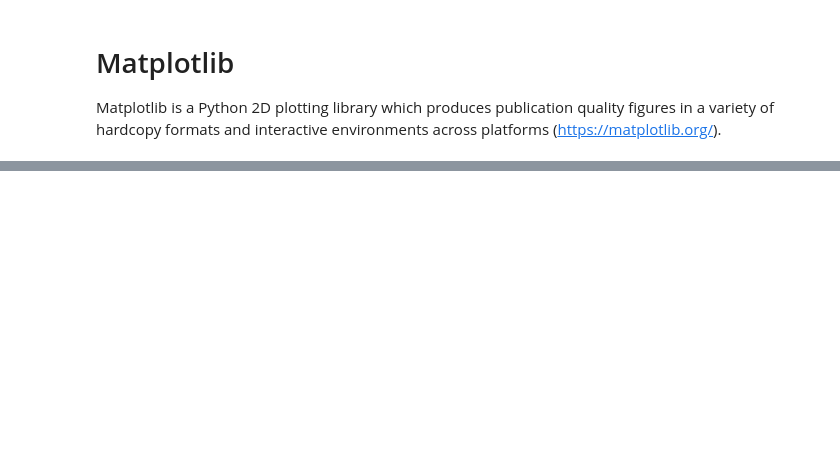
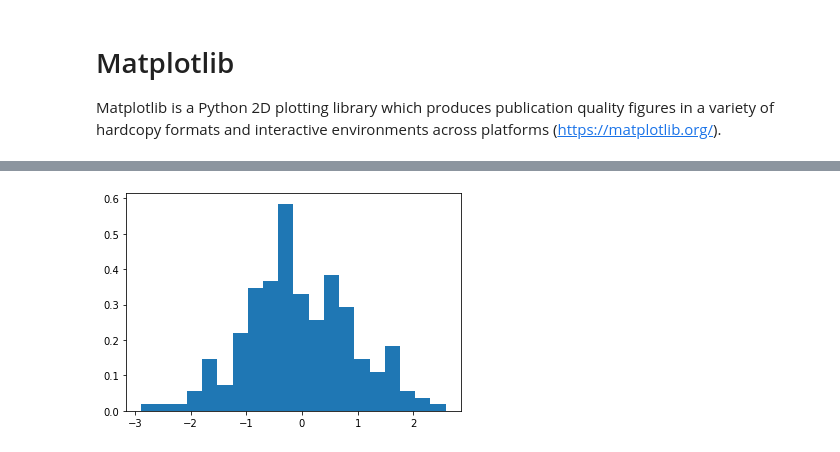
Before and after one commit to alexbovet/network_lesson, a Jupyter notebook: 00_Introduction_to_Jupyter_and_Python.ipynb, the cells around one changed output, grey strips where cells are left out. Cells and saved outputs as stored; diff of their text form; code cells hidden in the pictures; blank space fills up the shorter version.

```diff
--- a/00_Introduction_to_Jupyter_and_Python.ipynb
+++ b/00_Introduction_to_Jupyter_and_Python.ipynb
@@ -211,5 +264,7 @@ plt.legend()
 # %%
 # press Shift-Tab to see information about a function
 norm = np.random.randn(200)
 
-n, bins, patches = plt.hist(norm, normed=True, bins=20)
+n, bins, patches = plt.hist(norm, density=True, bins=20)
+# %% [output]
+[figure, added]
```
Also changed, not shown: parts of 17 cells of this notebook.
